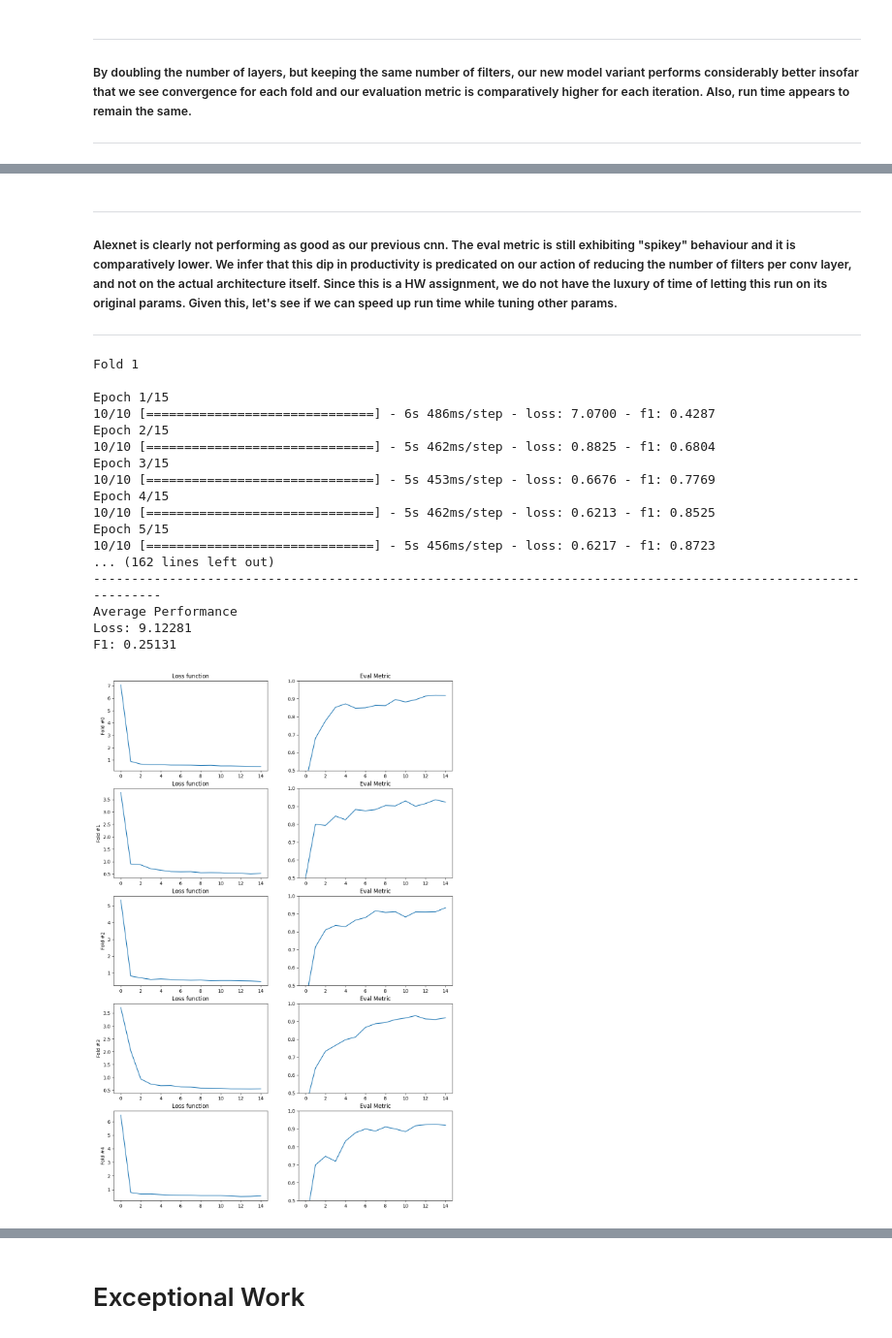
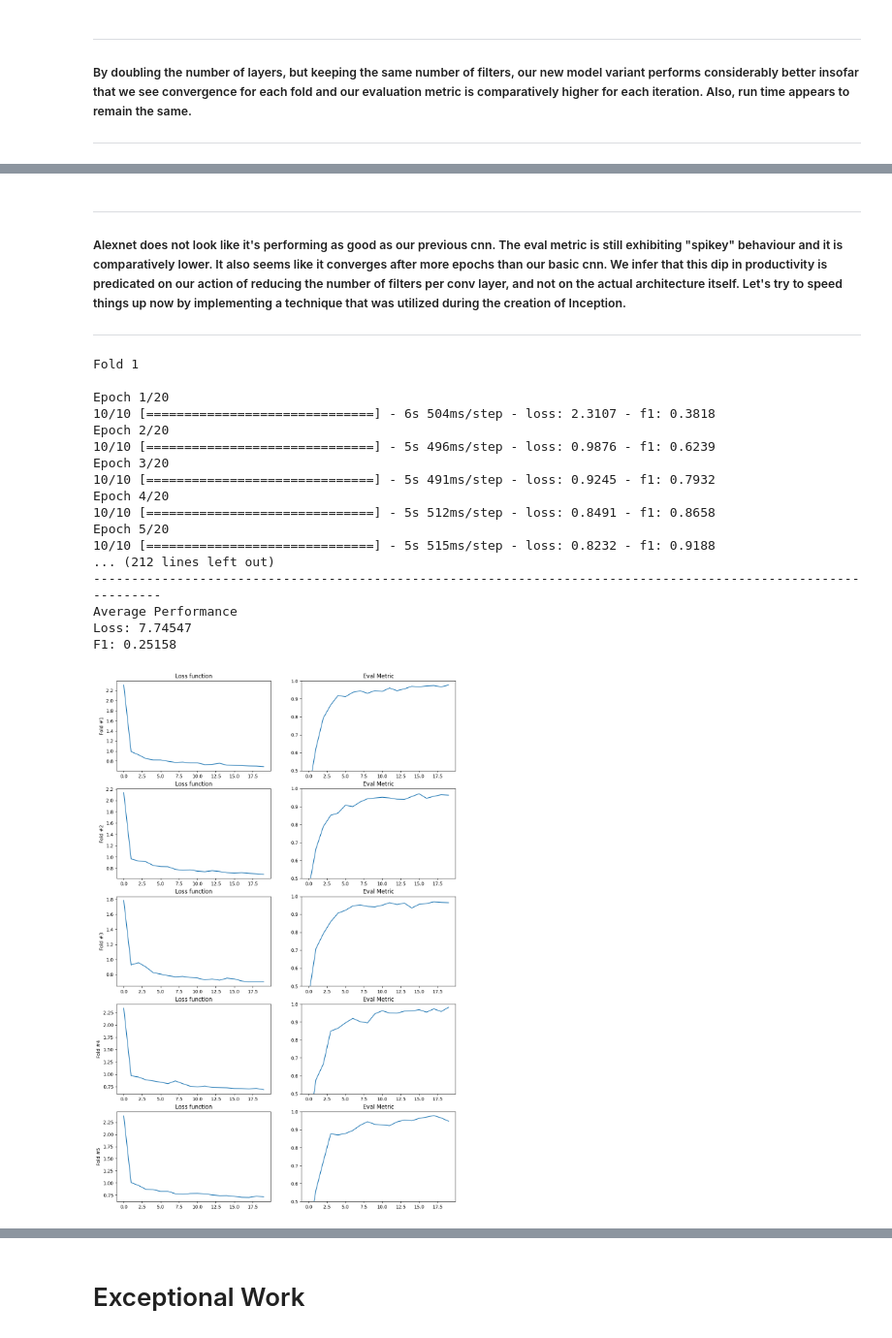
Before and after one commit to kirkwat/machine-learning, a Jupyter notebook: lab6/miro.ipynb, the cells around one changed output, grey strips where cells are left out. Shown at 97% size. Cells and saved outputs as stored; diff of their text form; code cells hidden in the pictures.

Commit message:
Alexnet Done

```diff
--- a/lab6/miro.ipynb
+++ b/lab6/miro.ipynb
@@ -453,4 +465,4 @@ plot_histories(histories_2a)
 # %% [markdown]
 ---
-##### Alexnet is clearly not performing as good as our previous cnn. The eval metric is still exhibiting "spikey" behaviour and it is comparatively lower. We infer that this dip in productivity is predicated on our action of reducing the number of filters per conv layer, and not on the actual architecture itself. Since this is a HW assignment, we do not have the luxury of time of letting this run on its original params. Given this, let's see if we can speed up run time while tuning other params.
+##### Alexnet does not look like it's performing as good as our previous cnn. The eval metric is still exhibiting "spikey" behaviour and it is comparatively lower. It also seems like it converges after more epochs than our basic cnn. We infer that this dip in productivity is predicated on our action of reducing the number of filters per conv layer, and not on the actual architecture itself. Let's try to speed things up now by implementing a technique that was utilized during the creation of Inception.
 ---
@@ -546,5 +569,10 @@ def model_2_alt(optimizer, num_filt_layers):
 # %%
-def build_model_3_alt(optimizer, num_filt_layers=[96, 256, 384]):
+def build_model_2_alt(optimizer, l2_lambda,
+
+                  num_filt_layers=[96, 256, 384, 384, 256], # original Alexnet filter params
+
+                  batch_size=128, epochs=15, verbose=1
+                 ):
     fold_no = 0
     histories = []
     eval_scores = []
@@ -552,7 +580,7 @@ def build_model_3_alt(optimizer, num_filt_layers=[96, 256, 384]):
         X_train, X_test = X[train_index], X[test_index]
         y_train, y_test = y[train_index], y[test_index]
 
-        cnn = model_3_alt(optimizer, num_filt_layers)
+        cnn = model_2_alt(optimizer, num_filt_layers, l2_lambda)
 
         print('Fold',fold_no+1)
         print('')
@@ -576,30 +604,28 @@ def build_model_3_alt(optimizer, num_filt_layers=[96, 256, 384]):
     print("Loss:",round(np.mean(eval_scores[:,0]), 5))
     print("F1:",round(np.mean(eval_scores[:,1]), 5))
 
-    return histories, eval_scores
+    return histories, eval_scores, cnn
 # %%
-num_filt_layers=[96/8, 256/8, 384/8] # taking alexnet params and scaling them down for run time
-
-histories4, eval_scores4 = build_model_3_alt(optimizer=adam, num_filt_layers=num_filt_layers)
+histories_2b, eval_scores_2b, cnn_2b = build_model_2_alt(optimizer=adam, l2_lambda=l2_lambda, epochs=20)
 # %% [output]
 Fold 1
 
-Epoch 1/15
-10/10 [==============================] - 6s 486ms/step - loss: 7.0700 - f1: 0.4287
-Epoch 2/15
-10/10 [==============================] - 5s 462ms/step - loss: 0.8825 - f1: 0.6804
-Epoch 3/15
-10/10 [==============================] - 5s 453ms/step - loss: 0.6676 - f1: 0.7769
-Epoch 4/15
-10/10 [==============================] - 5s 462ms/step - loss: 0.6213 - f1: 0.8525
-Epoch 5/15
-10/10 [==============================] - 5s 456ms/step - loss: 0.6217 - f1: 0.8723
-... (162 lines left out)
+Epoch 1/20
+10/10 [==============================] - 6s 504ms/step - loss: 2.3107 - f1: 0.3818
+Epoch 2/20
+10/10 [==============================] - 5s 496ms/step - loss: 0.9876 - f1: 0.6239
+Epoch 3/20
+10/10 [==============================] - 5s 491ms/step - loss: 0.9245 - f1: 0.7932
+Epoch 4/20
+10/10 [==============================] - 5s 512ms/step - loss: 0.8491 - f1: 0.8658
+Epoch 5/20
+10/10 [==============================] - 5s 515ms/step - loss: 0.8232 - f1: 0.9188
+... (212 lines left out)
 --------------------------------------------------------------------------------------------------------------
 Average Performance
-Loss: 9.12281
-F1: 0.25131
+Loss: 7.74547
+F1: 0.25158
 # %%
-plot_histories(histories4)
+plot_histories(histories_2b)
 # %% [output]
-[figure, old version]
+[figure, new version]
```
Also changed, not shown: parts of 10 cells of this notebook.
